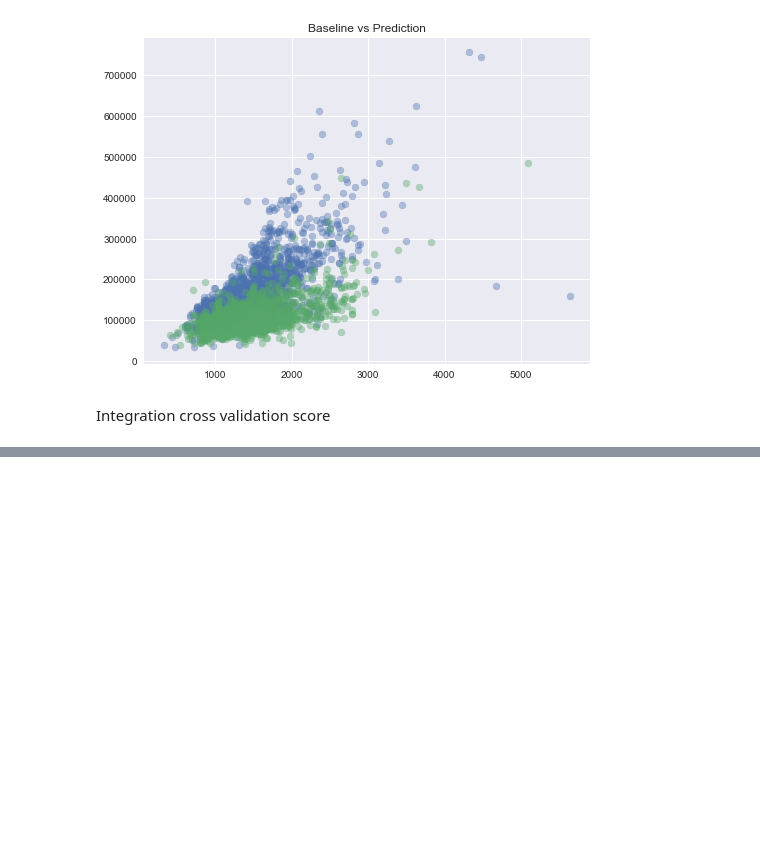
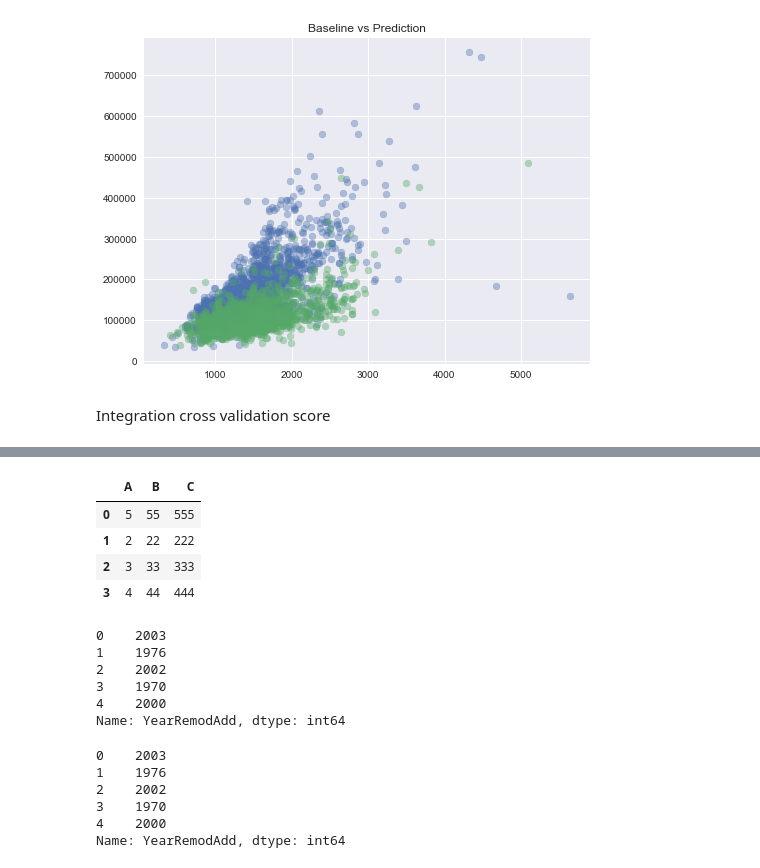
Before and after one commit to huli/predicting-house-prices, a Jupyter notebook: predicting_house_prices.ipynb, the cells around one changed output, grey strips where cells are left out. Cells and saved outputs as stored; diff of their text form; code cells hidden in the pictures; blank space fills up the shorter version.

```diff
--- a/predicting_house_prices.ipynb
+++ b/predicting_house_prices.ipynb
@@ -771,0 +790,26 @@ from sklearn.model_selection import cross_val_score
+# %%
+df.sort_index(axis=1)
+# %% [output]
+|  | A | B | C |
+| 0 | 5 | 55 | 555 |
+| 1 | 2 | 22 | 222 |
+| 2 | 3 | 33 | 333 |
+| 3 | 4 | 44 | 444 |
+# %%
+X.head()['YearRemodAdd']
+# %% [output]
+0    2003
+1    1976
+2    2002
+3    1970
+4    2000
+Name: YearRemodAdd, dtype: int64
+# %%
+X.sort_index(axis=1).head()['YearRemodAdd']
+# %% [output]
+0    2003
+1    1976
+2    2002
+3    1970
+4    2000
+Name: YearRemodAdd, dtype: int64
```
Also changed, not shown: parts of 10 cells of this notebook.
